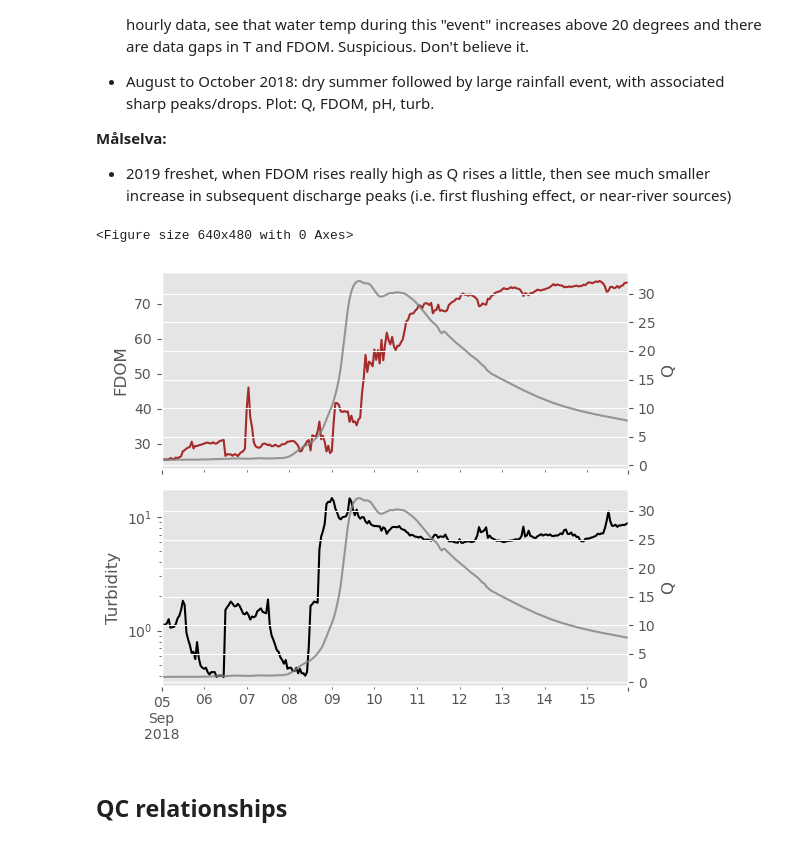
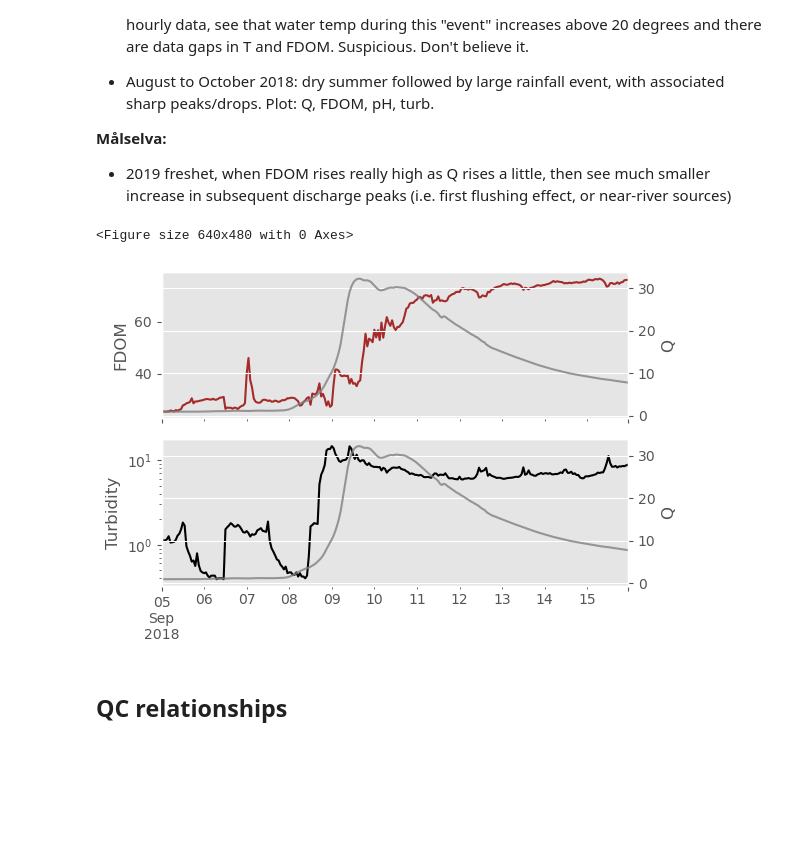
Before and after one commit to NIVANorge/maalselva, a Jupyter notebook: 2022_MD/code/md_option4_python.ipynb, the cells around one changed output. Cells and saved outputs as stored; diff of their text form; code cells hidden in the pictures; blank space fills up the shorter version.

```diff
--- a/2022_MD/code/md_option4_python.ipynb
+++ b/2022_MD/code/md_option4_python.ipynb
@@ -307,33 +311,35 @@ zoom_periods_dict = {'Storelva': ['2018-09-05', '2018-09-15',
                      'Malselva': ['2019-04-01', '2019-07-01',
                                   ['FDOM', 'Turbidity']]
                     }
 
-figsize_dict = {'Storelva': (6, 5),
-                'Malselva': (4, 3)}
+figsize_dict = {'Storelva': (6, 4),
+                'Malselva': (8, 4)}
 
 li = zoom_periods_dict[site]
 
 zoom_df = df_hourly.loc[li[0]: li[1], li[2]+['Q']]
 
 # Time series plot
 fig = plt.figure()
 axs = zoom_df[li[2]].plot(subplots=True, legend=False,
                           style=['brown', 'black'], figsize=figsize_dict[site]);
 
 for i, ax in enumerate(axs):
     ax2 = zoom_df['Q'].plot(secondary_y=True, color='grey', ax=axs[i],
                             mark_right=False, alpha=0.8)
     var = zoom_df.columns[i]
 
     if var == 'Turbidity':
         axs[i].set_yscale("log")
 
     axs[i].set_ylabel(zoom_df.columns[i])
     ax2.set_ylabel('Q')
     axs[i].set_xlabel('')
 
+# plt.suptitle("%s" % site_name_dict[site], size=12);
+
 plt.tight_layout()
 plt.savefig(r'../figures/timeseries_event-example_%s.png' % site)
 # %% [output]
 <Figure size 640x480 with 0 Axes>
-[figure, old version]
+[figure, new version]
```
Also changed, not shown: parts of 7 cells of this notebook, 16 other files.
